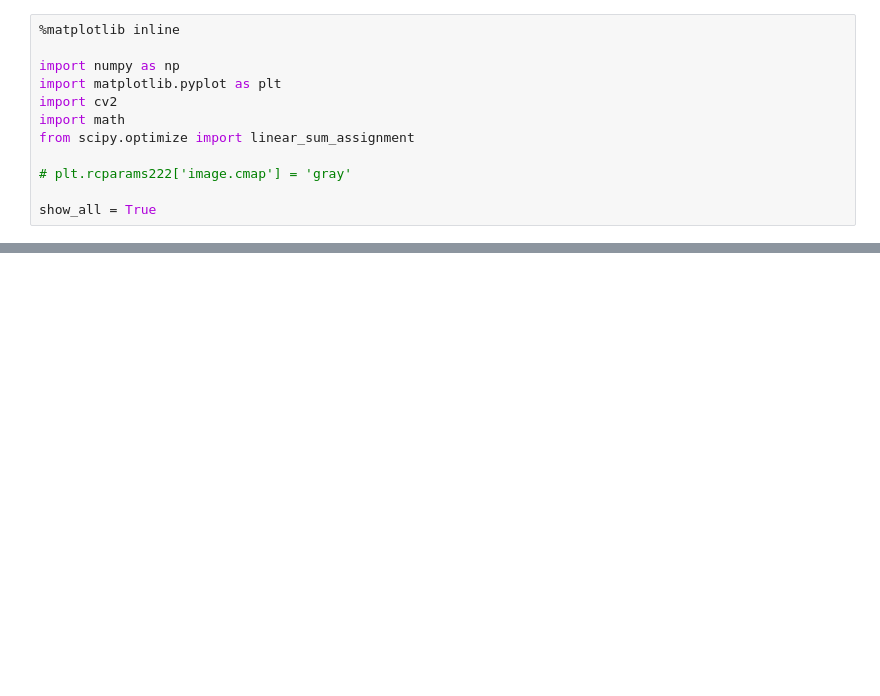
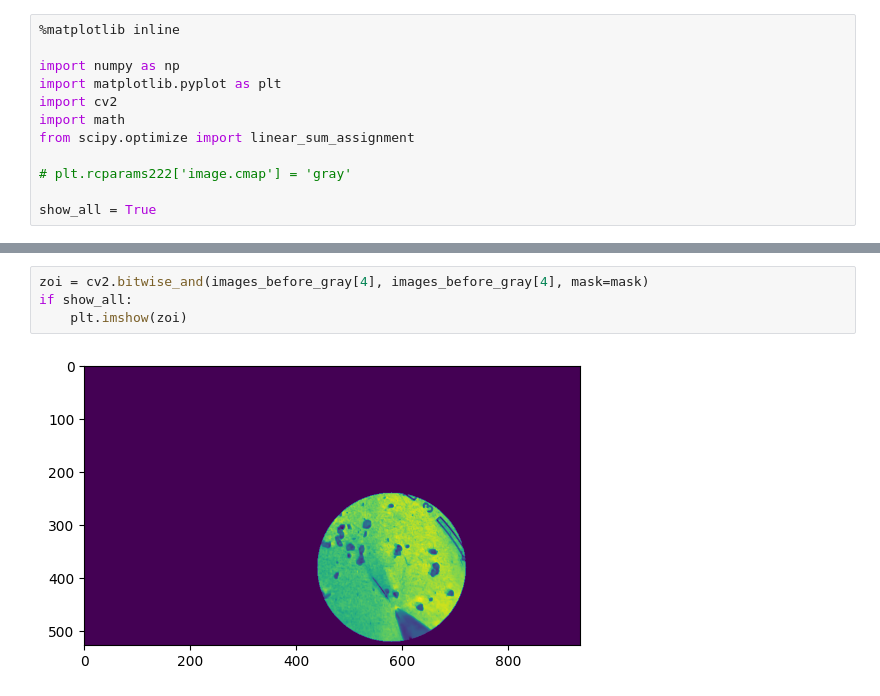
Before and after one commit to APraplan/Tissue-explant-project, a Jupyter notebook: Developpement/CV5.ipynb, the cells around one changed output, grey strips where cells are left out. Cells and saved outputs as stored; diff of their text form; blank space fills up the shorter version.

```diff
--- a/Developpement/CV5.ipynb
+++ b/Developpement/CV5.ipynb
@@ -30,0 +45,6 @@ if show_all:
+# %%
+zoi = cv2.bitwise_and(images_before_gray[4], images_before_gray[4], mask=mask)
+if show_all:
+    plt.imshow(zoi)
+# %% [output]
+[figure, added]
```
Also changed, not shown: parts of 16 cells of this notebook.
